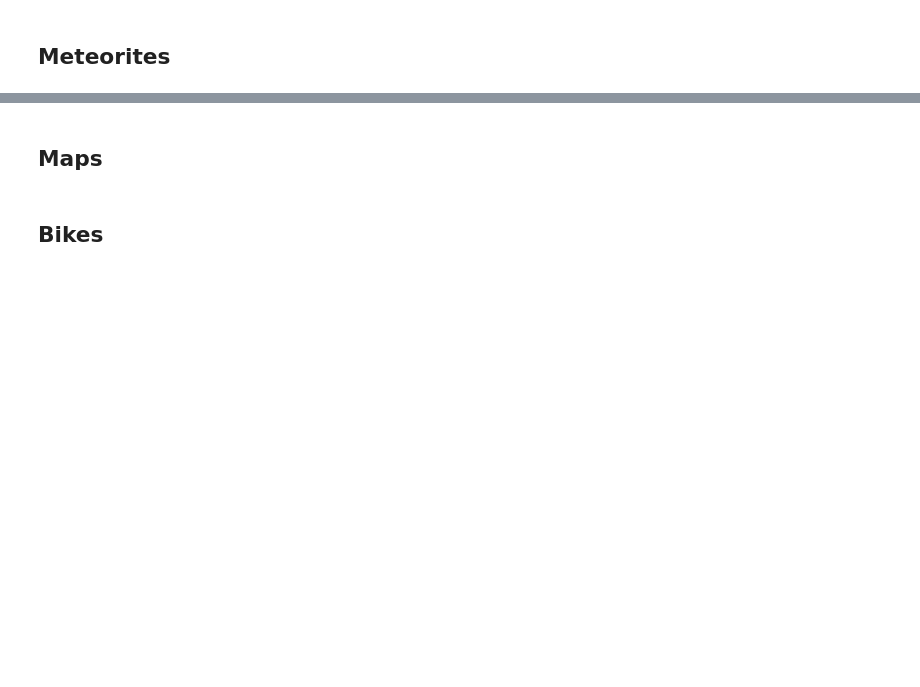
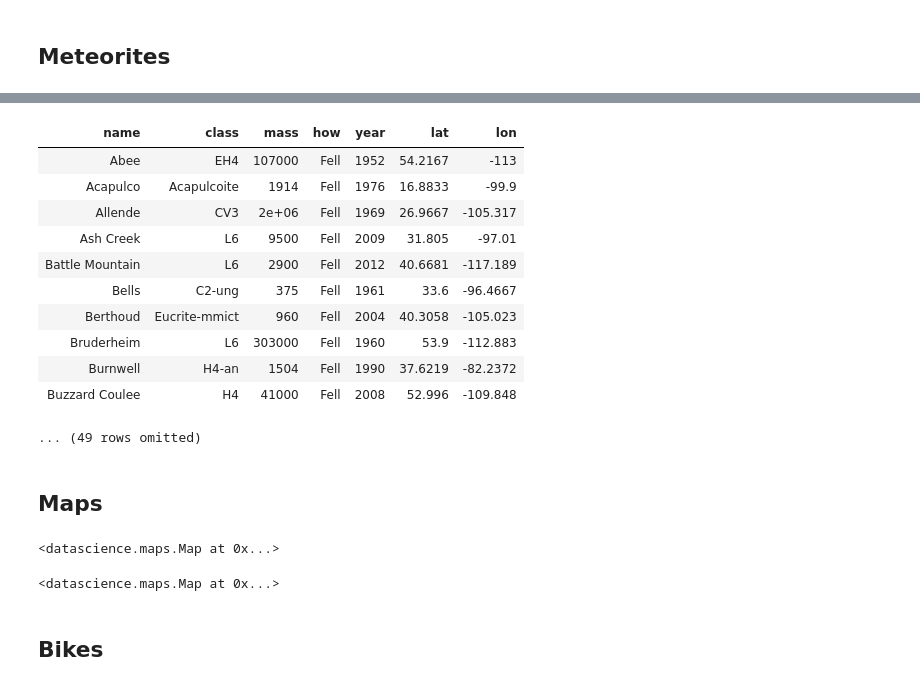
Before and after one commit to AUP-CS2065/lecture, a Jupyter notebook: lec05.ipynb, the cells around one changed output, grey strips where cells are left out. Drawn from its saved outputs; the diff is of its cells as text; code cells hidden in the pictures; blank space fills up the shorter version.

```diff
--- a/lec05.ipynb
+++ b/lec05.ipynb
@@ -306,9 +874,28 @@ new_found
+# %%
+new_fell
+# %% [output]
+| name | class | mass | how | year | lat | lon |
+| Abee | EH4 | 107000 | Fell | 1952 | 54.2167 | -113 |
+| Acapulco | Acapulcoite | 1914 | Fell | 1976 | 16.8833 | -99.9 |
+| Allende | CV3 | 2e+06 | Fell | 1969 | 26.9667 | -105.317 |
+| Ash Creek | L6 | 9500 | Fell | 2009 | 31.805 | -97.01 |
+| Battle Mountain | L6 | 2900 | Fell | 2012 | 40.6681 | -117.189 |
+| Bells | C2-ung | 375 | Fell | 1961 | 33.6 | -96.4667 |
+| Berthoud | Eucrite-mmict | 960 | Fell | 2004 | 40.3058 | -105.023 |
+| Bruderheim | L6 | 303000 | Fell | 1960 | 53.9 | -112.883 |
+| Burnwell | H4-an | 1504 | Fell | 1990 | 37.6219 | -82.2372 |
+| Buzzard Coulee | H4 | 41000 | Fell | 2008 | 52.996 | -109.848 |
+... (49 rows omitted)
 # %% [markdown]
 ## Maps
 # %%
-Marker.map_table(new_fell.select('lat', 'lon', 'name'))
+Circle.map_table(new_fell.select('lat', 'lon', 'name'))
+# %% [output]
+<datascience.maps.Map at 0x...>
 # %%
-Circle.map_table(new_found.select('lat', 'lon', 'name'), radius=10)
+Circle.map_table(new_found.select('lat', 'lon', 'name'), radius=10,color='gold')
+# %% [output]
+<datascience.maps.Map at 0x...>
 # %% [markdown]
 ## Bikes
 # %% [markdown]
```
Also changed, not shown: parts of 105 cells of this notebook, 1 other file.
